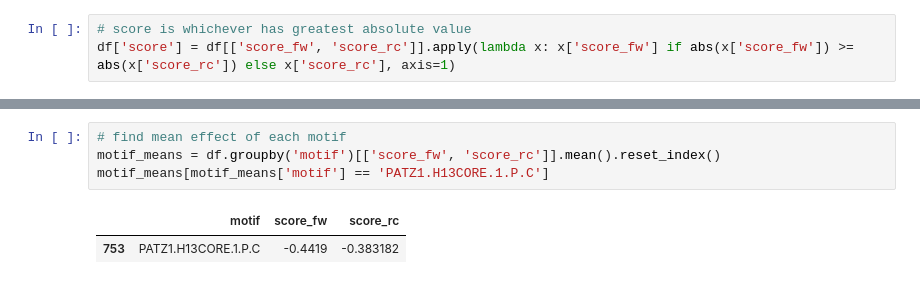
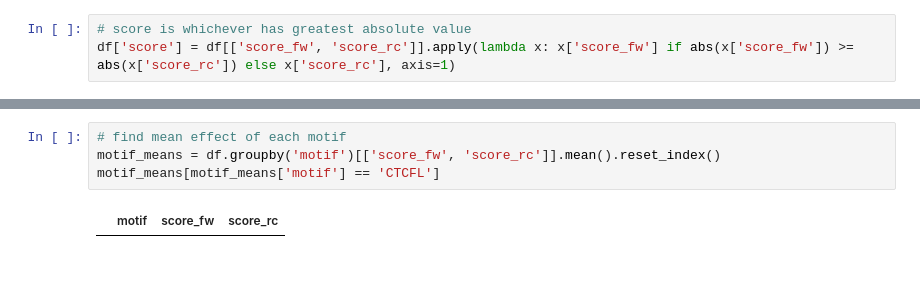
Before and after one commit to dylan-plummer/C.Shark, a Jupyter notebook: examples/seq_saliency_plot.ipynb, the cells around one changed output, grey strips where cells are left out. Drawn from its saved outputs; the diff is of its cells as text.

```diff
--- a/examples/seq_saliency_plot.ipynb
+++ b/examples/seq_saliency_plot.ipynb
@@ -132,10 +135,9 @@ df.sort_values('pos').head(20)
 # %%
 # find mean effect of each motif
 motif_means = df.groupby('motif')[['score_fw', 'score_rc']].mean().reset_index()
-motif_means[motif_means['motif'] == 'PATZ1.H13CORE.1.P.C']
+motif_means[motif_means['motif'] == 'CTCFL']
 # %% [output]
 |  | motif | score_fw | score_rc |
-| 753 | PATZ1.H13CORE.1.P.C | -0.4419 | -0.383182 |
 # %%
 sns.histplot(df['score'], bins=50)
 # %% [output]
```
Also changed, not shown: parts of 9 cells of this notebook, 1 other file.
